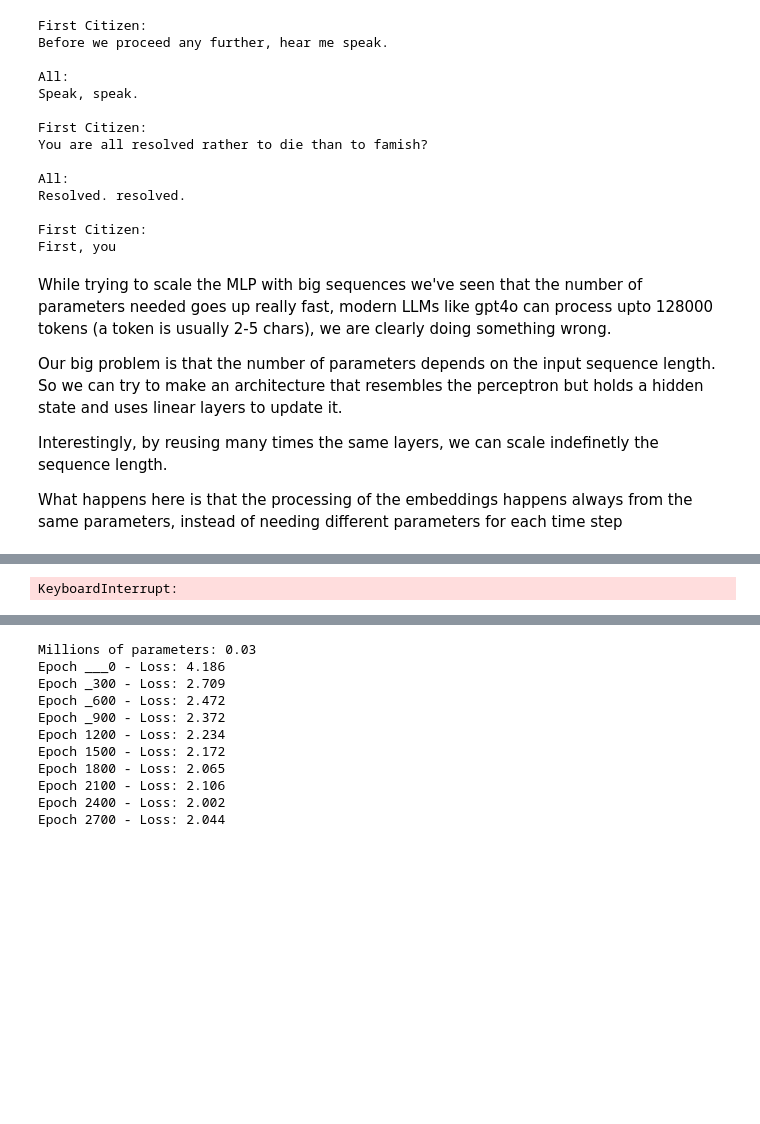
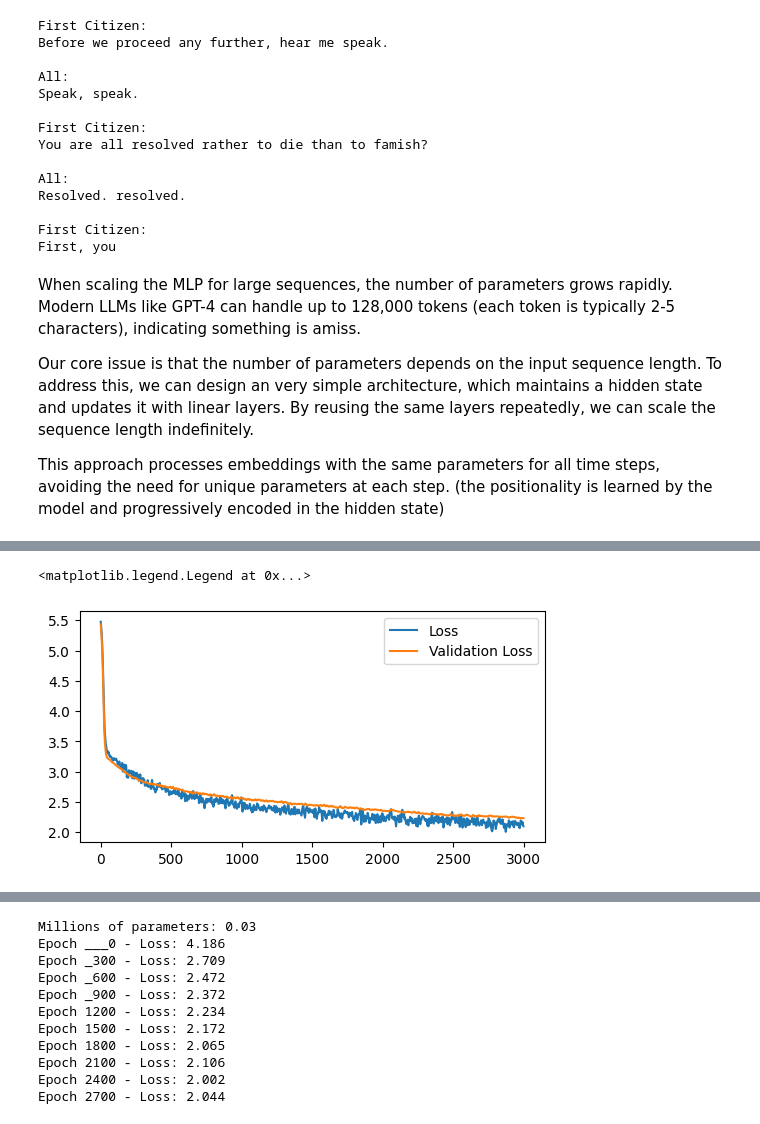
Before and after one commit to LucaM185/GPTs-from-scratch, a Jupyter notebook: 5.5 - RNN.ipynb, the cells around one changed output, grey strips where cells are left out. Cells and saved outputs as stored; diff of their text form; code cells hidden in the pictures; blank space fills up the shorter version.

```diff
--- a/5.5 - RNN.ipynb
+++ b/5.5 - RNN.ipynb
@@ -36,22 +36,19 @@ labels = sequences[2000:, -1]
 val_inputs = sequences[:2000, :-1]
 val_labels = sequences[:2000, -1]
 # %% [markdown]
-While trying to scale the MLP with big sequences we've seen that the number of parameters needed goes up really fast, modern LLMs like gpt4o can process upto 128000 tokens (a token is usually 2-5 chars), we are clearly doing something wrong.
+When scaling the MLP for large sequences, the number of parameters grows rapidly. Modern LLMs like GPT-4 can handle up to 128,000 tokens (each token is typically 2-5 characters), indicating something is amiss.
 
-Our big problem is that the number of parameters depends on the input sequence length. So we can try to make an architecture that resembles the perceptron but holds a hidden state and uses linear layers to update it.
+Our core issue is that the number of parameters depends on the input sequence length. To address this, we can design an very simple architecture, which maintains a hidden state and updates it with linear layers. By reusing the same layers repeatedly, we can scale the sequence length indefinitely.
 
-Interestingly, by reusing many times the same layers, we can scale indefinetly the sequence length.
-
-What happens here is that the processing of the embeddings happens always from the same parameters, instead of needing different parameters for each time step
+This approach processes embeddings with the same parameters for all time steps, avoiding the need for unique parameters at each step. (the positionality is learned by the model and progressively encoded in the hidden state)
 # %%
 class RNN(nn.Module):
-    def __init__(self, emb_size, hidden_size, n_layers):
+    def __init__(self, emb_size, hidden_size):
         super().__init__()
         self.embeddings = nn.Embedding(vocab_size, emb_size)
         self.fcxh = nn.Linear(emb_size, hidden_size)
         self.fcxy = nn.Linear(hidden_size, hidden_size)
         self.fchh = nn.Linear(hidden_size, hidden_size)
-        self.fc2 = nn.Linear(hidden_size, vocab_size)
 
     def forward(self, inputs):
         emb = self.embeddings(inputs) # removed flatten, shape is (batch_size, sequence_length, emb_size)
@@ -64,7 +61,7 @@ class RNN(nn.Module):
 
 
 device = torch.device("cuda:0" if torch.cuda.is_available() else "cpu")
-model = RNN(emb_size=10, hidden_size=256, n_layers=2).to(device)
+model = RNN(emb_size=10, hidden_size=256).to(device)
 print(f"Millions of parameters: {sum(p.numel() for p in model.parameters())/1e6:.2f}")
 
 epochs = 3000
@@ -103 +110,2 @@ Millions of parameters: 0.15
-KeyboardInterrupt:
+<matplotlib.legend.Legend at 0x...>
+[figure, added]
```
Also changed, not shown: parts of 5 cells of this notebook, 4 other files.
